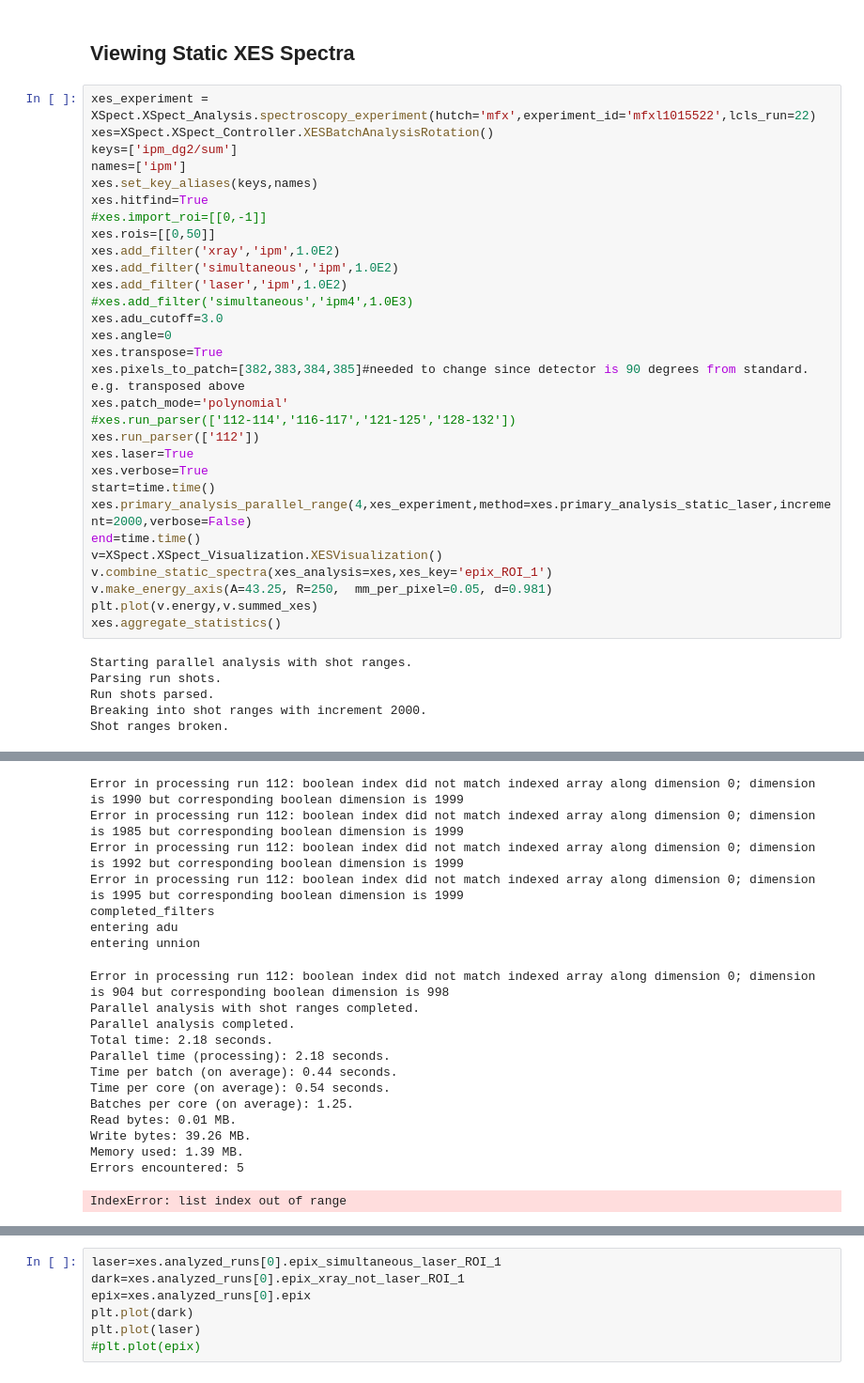
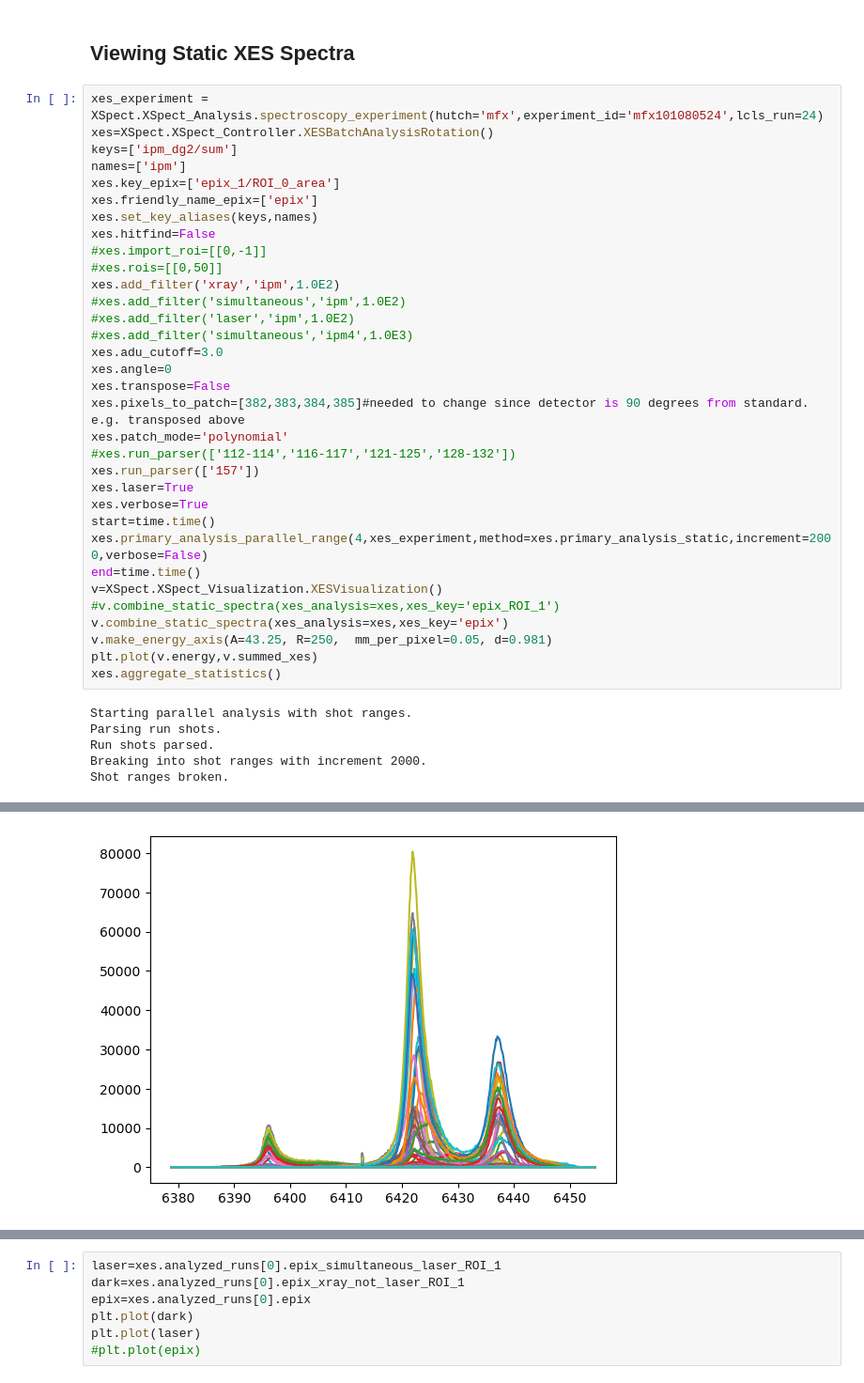
Before and after one commit to lg345/XSpect, a Jupyter notebook: XSpect_XES_mfx101080524.ipynb, the cells around one changed output, grey strips where cells are left out. Shown: that part at 94% size. Saved outputs shown, nothing was run; the diff lists cells and outputs as text.

Commit message:
modified XSpect for side-facing epix detector at MFX with static spectra (i.e. no laser)

```diff
--- a/XSpect_XES_mfx101080524.ipynb
+++ b/XSpect_XES_mfx101080524.ipynb
@@ -25,32 +25,35 @@ import pickle
 # %% [markdown]
 ## Viewing Static XES Spectra
 # %%
-xes_experiment = XSpect.XSpect_Analysis.spectroscopy_experiment(hutch='mfx',experiment_id='mfxl1015522',lcls_run=22)
+xes_experiment = XSpect.XSpect_Analysis.spectroscopy_experiment(hutch='mfx',experiment_id='mfx101080524',lcls_run=24)
 xes=XSpect.XSpect_Controller.XESBatchAnalysisRotation()
 keys=['ipm_dg2/sum']
 names=['ipm']
+xes.key_epix=['epix_1/ROI_0_area']
+xes.friendly_name_epix=['epix']
 xes.set_key_aliases(keys,names)
-xes.hitfind=True
+xes.hitfind=False
 #xes.import_roi=[[0,-1]]
-xes.rois=[[0,50]]
+#xes.rois=[[0,50]]
 xes.add_filter('xray','ipm',1.0E2)
-xes.add_filter('simultaneous','ipm',1.0E2)
-xes.add_filter('laser','ipm',1.0E2)
+#xes.add_filter('simultaneous','ipm',1.0E2)
+#xes.add_filter('laser','ipm',1.0E2)
 #xes.add_filter('simultaneous','ipm4',1.0E3)
 xes.adu_cutoff=3.0
 xes.angle=0
-xes.transpose=True
+xes.transpose=False
 xes.pixels_to_patch=[382,383,384,385]#needed to change since detector is 90 degrees from standard. e.g. transposed above
 xes.patch_mode='polynomial'
 #xes.run_parser(['112-114','116-117','121-125','128-132'])
-xes.run_parser(['112'])
+xes.run_parser(['157'])
 xes.laser=True
 xes.verbose=True
 start=time.time()
-xes.primary_analysis_parallel_range(4,xes_experiment,method=xes.primary_analysis_static_laser,increment=2000,verbose=False)
+xes.primary_analysis_parallel_range(4,xes_experiment,method=xes.primary_analysis_static,increment=2000,verbose=False)
 end=time.time()
 v=XSpect.XSpect_Visualization.XESVisualization()
-v.combine_static_spectra(xes_analysis=xes,xes_key='epix_ROI_1')
+#v.combine_static_spectra(xes_analysis=xes,xes_key='epix_ROI_1')
+v.combine_static_spectra(xes_analysis=xes,xes_key='epix')
 v.make_energy_axis(A=43.25, R=250,  mm_per_pixel=0.05, d=0.981)
 plt.plot(v.energy,v.summed_xes)
 xes.aggregate_statistics()
@@ -72,22 +76,3 @@ entering unnionentering unnionentering unnionentering unnion
-Error in processing run 112: boolean index did not match indexed array along dimension 0; dimension is 1990 but corresponding boolean dimension is 1999
-Error in processing run 112: boolean index did not match indexed array along dimension 0; dimension is 1985 but corresponding boolean dimension is 1999
-Error in processing run 112: boolean index did not match indexed array along dimension 0; dimension is 1992 but corresponding boolean dimension is 1999
-Error in processing run 112: boolean index did not match indexed array along dimension 0; dimension is 1995 but corresponding boolean dimension is 1999
-completed_filters
-entering adu
-entering unnion
-Error in processing run 112: boolean index did not match indexed array along dimension 0; dimension is 904 but corresponding boolean dimension is 998
-Parallel analysis with shot ranges completed.
-Parallel analysis completed.
-Total time: 2.18 seconds.
-Parallel time (processing): 2.18 seconds.
-Time per batch (on average): 0.44 seconds.
-Time per core (on average): 0.54 seconds.
-Batches per core (on average): 1.25.
-Read bytes: 0.01 MB.
-Write bytes: 39.26 MB.
-Memory used: 1.39 MB.
-Errors encountered: 5
-IndexError: list index out of range
+[figure, added]
 # %%
 xes.status
```
Also changed, not shown: parts of 3 cells of this notebook, 1 other file.
